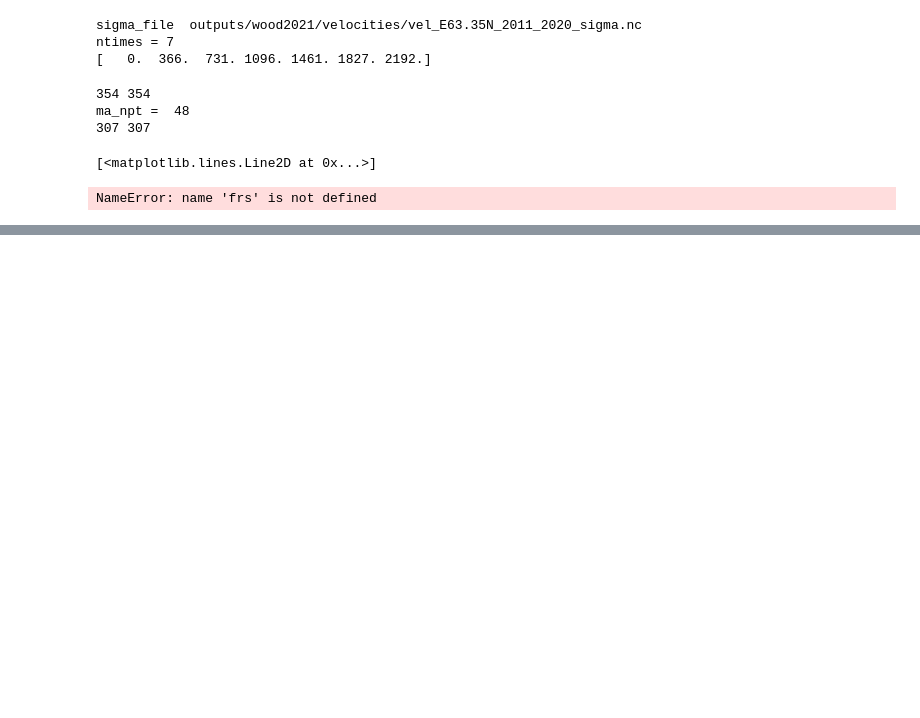
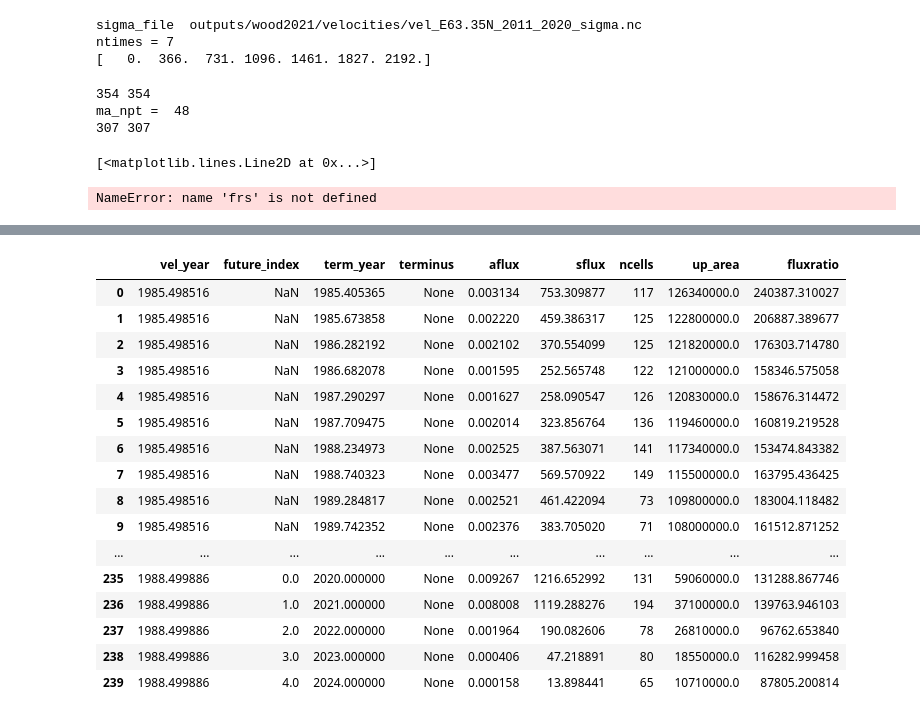
Before and after one commit to pism/pism-greenland, a Jupyter notebook: data_sets/velocities/VelTermCombos_ALL.ipynb, the cells around one changed output, grey strips where cells are left out. Saved outputs shown, nothing was run; the diff lists cells and outputs as text; code cells hidden in the pictures; blank space fills up the shorter version.

```diff
--- a/data_sets/velocities/VelTermCombos_ALL.ipynb
+++ b/data_sets/velocities/VelTermCombos_ALL.ipynb
@@ -305,3 +323,25 @@ plt.show()
 # %% [output]
 [interactive output not drawn]
 [interactive output not drawn]
+# %%
+pd.set_option("display.max_rows", None, "display.max_columns", None)
+fname = '/Users/eafischer2/velocities/outputs/velterm/velterm_209.df'
+pd.read_pickle(fname)
+# %% [output]
+|  | vel_year | future_index | term_year | terminus | aflux | sflux | ncells | up_area | fluxratio |
+| 0 | 1985.498516 | NaN | 1985.405365 | None | 0.003134 | 753.309877 | 117 | 126340000.0 | 240387.310027 |
+| 1 | 1985.498516 | NaN | 1985.673858 | None | 0.002220 | 459.386317 | 125 | 122800000.0 | 206887.389677 |
+| 2 | 1985.498516 | NaN | 1986.282192 | None | 0.002102 | 370.554099 | 125 | 121820000.0 | 176303.714780 |
+| 3 | 1985.498516 | NaN | 1986.682078 | None | 0.001595 | 252.565748 | 122 | 121000000.0 | 158346.575058 |
+| 4 | 1985.498516 | NaN | 1987.290297 | None | 0.001627 | 258.090547 | 126 | 120830000.0 | 158676.314472 |
+| 5 | 1985.498516 | NaN | 1987.709475 | None | 0.002014 | 323.856764 | 136 | 119460000.0 | 160819.219528 |
+| 6 | 1985.498516 | NaN | 1988.234973 | None | 0.002525 | 387.563071 | 141 | 117340000.0 | 153474.843382 |
+| 7 | 1985.498516 | NaN | 1988.740323 | None | 0.003477 | 569.570922 | 149 | 115500000.0 | 163795.436425 |
+| 8 | 1985.498516 | NaN | 1989.284817 | None | 0.002521 | 461.422094 | 73 | 109800000.0 | 183004.118482 |
+| 9 | 1985.498516 | NaN | 1989.742352 | None | 0.002376 | 383.705020 | 71 | 108000000.0 | 161512.871252 |
+| ... | ... | ... | ... | ... | ... | ... | ... | ... | ... |
+| 235 | 1988.499886 | 0.0 | 2020.000000 | None | 0.009267 | 1216.652992 | 131 | 59060000.0 | 131288.867746 |
+| 236 | 1988.499886 | 1.0 | 2021.000000 | None | 0.008008 | 1119.288276 | 194 | 37100000.0 | 139763.946103 |
+| 237 | 1988.499886 | 2.0 | 2022.000000 | None | 0.001964 | 190.082606 | 78 | 26810000.0 | 96762.653840 |
+| 238 | 1988.499886 | 3.0 | 2023.000000 | None | 0.000406 | 47.218891 | 80 | 18550000.0 | 116282.999458 |
+| 239 | 1988.499886 | 4.0 | 2024.000000 | None | 0.000158 | 13.898441 | 65 | 10710000.0 | 87805.200814 |
```
Also changed, not shown: parts of 12 cells of this notebook, 6 other files.
